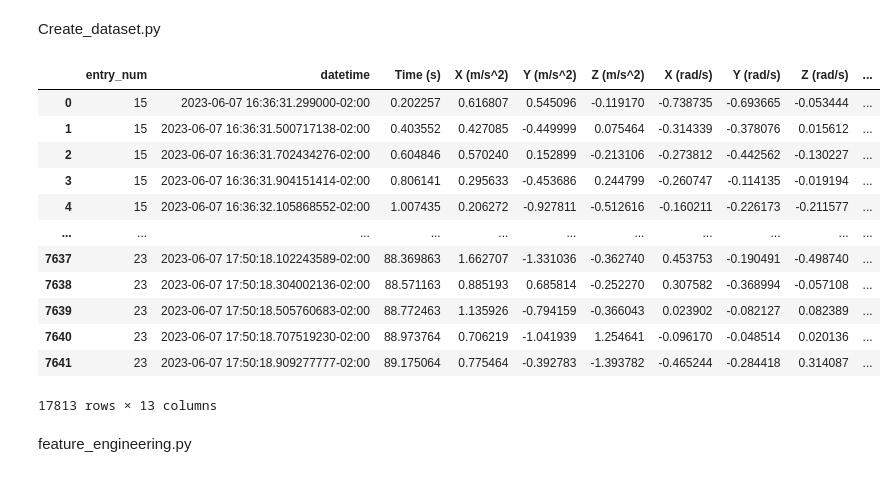
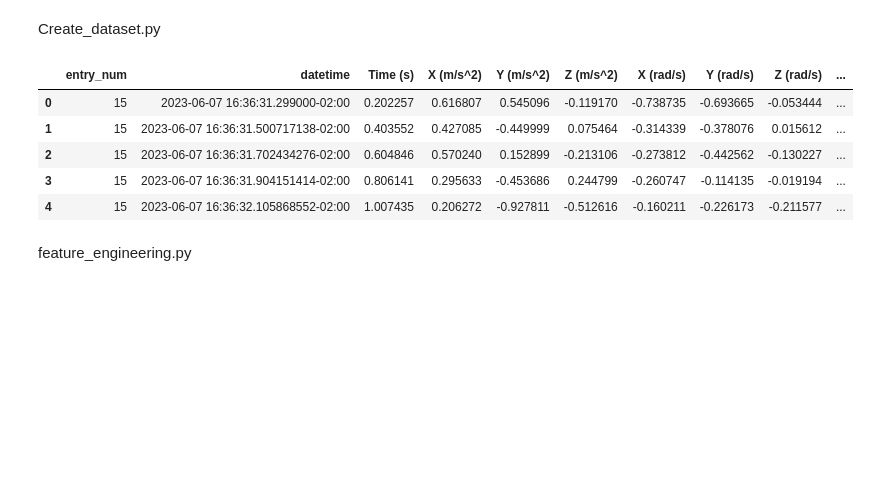
Before and after one commit to timmooren/ML4QS, a Jupyter notebook: data_processing.ipynb, the cells around one changed output. Saved outputs shown, nothing was run; the diff lists cells and outputs as text; code cells hidden in the pictures; blank space fills up the shorter version.

```diff
--- a/data_processing.ipynb
+++ b/data_processing.ipynb
@@ -11,11 +11,13 @@ from prep import *
 # %%
 data_tim = pd.read_csv('datasets/raw_data_tim_copy.csv')
 data_sien = pd.read_csv('datasets/raw_data_sien_copy.csv')
+data_tim2 = pd.read_csv('datasets/raw_data_tim_2_copy.csv')
+data_sien2 = pd.read_csv('datasets/raw_data_sien_2_copy.csv')
 # %% [markdown]
 Create_dataset.py
 # %%
 # combine tim & sien dfs
-data = cd.combine_start_dfs(data_sien, data_tim)
+data = cd.combine_start_dfs(data_sien, data_sien2, data_tim, data_tim2)
 # change name climber to numerical value
 data['name_climber'] = data['name_climber'].map({'sien':0,'tim':1})
 # drop weird column (SIEN's FAULT)
@@ -23,27 +25,20 @@ data = data.drop(columns = ['Time (s).1'])
 # drop climber rating var
 data = cd.drop_climber_rating(data)
 # add datetime var
-data = cd.add_datetime(data)
+data = cd.add_datetime(data) # odd missalignment when viewing data in dataviewer
 # add heart-rate var
-# TODO
+# TODO:  make sure to check with times and time zone thing idk
 # cut falls
 data = cd.cut_fall(data)
 # %%
-data
+data.head()
 # %% [output]
 |  | entry_num | datetime | Time (s) | X (m/s^2) | Y (m/s^2) | Z (m/s^2) | X (rad/s) | Y (rad/s) | Z (rad/s) | ... |
 | 0 | 15 | 2023-06-07 16:36:31.299000-02:00 | 0.202257 | 0.616807 | 0.545096 | -0.119170 | -0.738735 | -0.693665 | -0.053444 | ... |
 | 1 | 15 | 2023-06-07 16:36:31.500717138-02:00 | 0.403552 | 0.427085 | -0.449999 | 0.075464 | -0.314339 | -0.378076 | 0.015612 | ... |
 | 2 | 15 | 2023-06-07 16:36:31.702434276-02:00 | 0.604846 | 0.570240 | 0.152899 | -0.213106 | -0.273812 | -0.442562 | -0.130227 | ... |
 | 3 | 15 | 2023-06-07 16:36:31.904151414-02:00 | 0.806141 | 0.295633 | -0.453686 | 0.244799 | -0.260747 | -0.114135 | -0.019194 | ... |
 | 4 | 15 | 2023-06-07 16:36:32.105868552-02:00 | 1.007435 | 0.206272 | -0.927811 | -0.512616 | -0.160211 | -0.226173 | -0.211577 | ... |
-| ... | ... | ... | ... | ... | ... | ... | ... | ... | ... | ... |
-| 7637 | 23 | 2023-06-07 17:50:18.102243589-02:00 | 88.369863 | 1.662707 | -1.331036 | -0.362740 | 0.453753 | -0.190491 | -0.498740 | ... |
-| 7638 | 23 | 2023-06-07 17:50:18.304002136-02:00 | 88.571163 | 0.885193 | 0.685814 | -0.252270 | 0.307582 | -0.368994 | -0.057108 | ... |
-| 7639 | 23 | 2023-06-07 17:50:18.505760683-02:00 | 88.772463 | 1.135926 | -0.794159 | -0.366043 | 0.023902 | -0.082127 | 0.082389 | ... |
-| 7640 | 23 | 2023-06-07 17:50:18.707519230-02:00 | 88.973764 | 0.706219 | -1.041939 | 1.254641 | -0.096170 | -0.048514 | 0.020136 | ... |
-| 7641 | 23 | 2023-06-07 17:50:18.909277777-02:00 | 89.175064 | 0.775464 | -0.392783 | -1.393782 | -0.465244 | -0.284418 | 0.314087 | ... |
-17813 rows × 13 columns
 # %% [markdown]
 feature_engineering.py
 # %%
```
Also changed, not shown: parts of 1 cell of this notebook.
